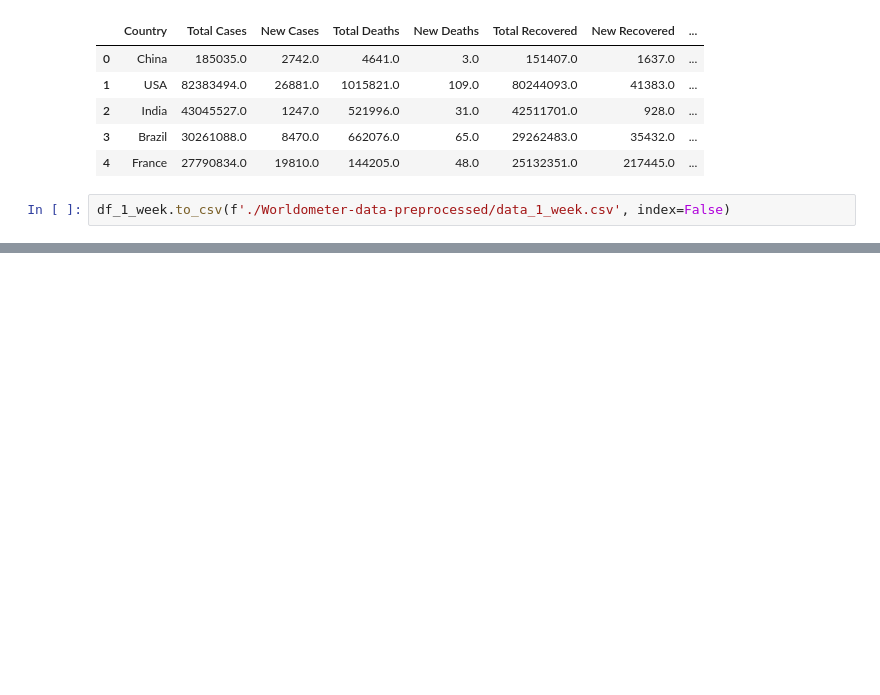
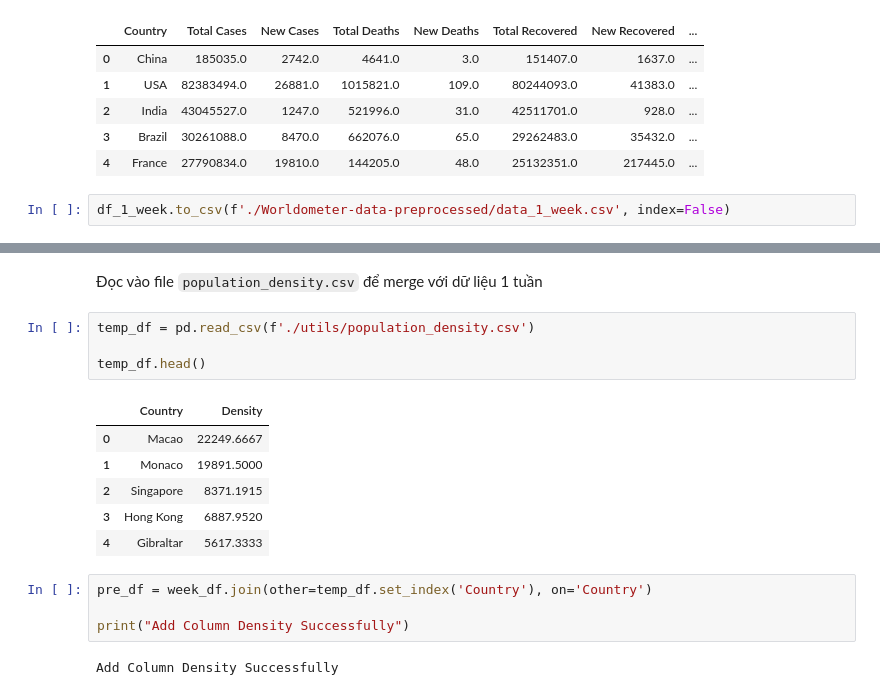
Before and after one commit to LeKiet258/DATA_VIZ_LAB01, a Jupyter notebook: Preprocess.ipynb, the cells around one changed output, grey strips where cells are left out. Cells and saved outputs as stored; diff of their text form; blank space fills up the shorter version.

Commit message:
Add demo code for adding column density

```diff
--- a/Preprocess.ipynb
+++ b/Preprocess.ipynb
@@ -191,0 +206,19 @@ df_1_week.to_csv(f'./Worldometer-data-preprocessed/data_1_week.csv', index=False
+# %% [markdown]
+Đọc vào file `population_density.csv` để merge với dữ liệu 1 tuần
+# %%
+temp_df = pd.read_csv(f'./utils/population_density.csv')
+
+temp_df.head()
+# %% [output]
+|  | Country | Density |
+| 0 | Macao | 22249.6667 |
+| 1 | Monaco | 19891.5000 |
+| 2 | Singapore | 8371.1915 |
+| 3 | Hong Kong | 6887.9520 |
+| 4 | Gibraltar | 5617.3333 |
+# %%
+pre_df = week_df.join(other=temp_df.set_index('Country'), on='Country')
+
+print("Add Column Density Successfully")
+# %% [output]
+Add Column Density Successfully
```
Also changed, not shown: parts of 5 cells of this notebook.
